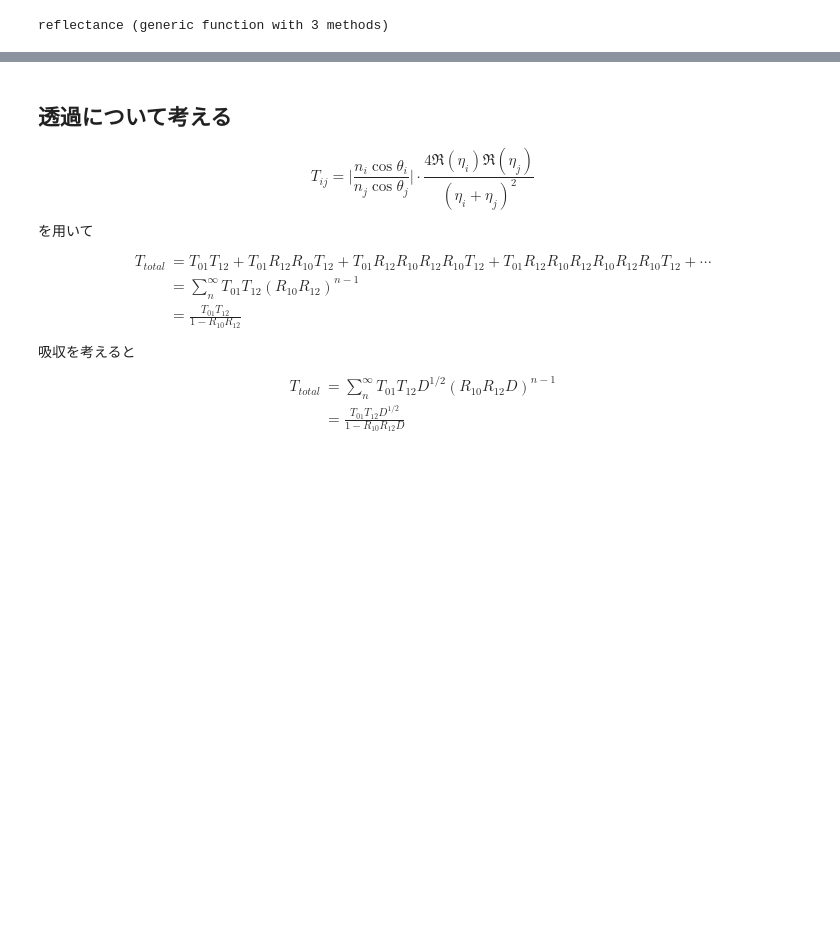
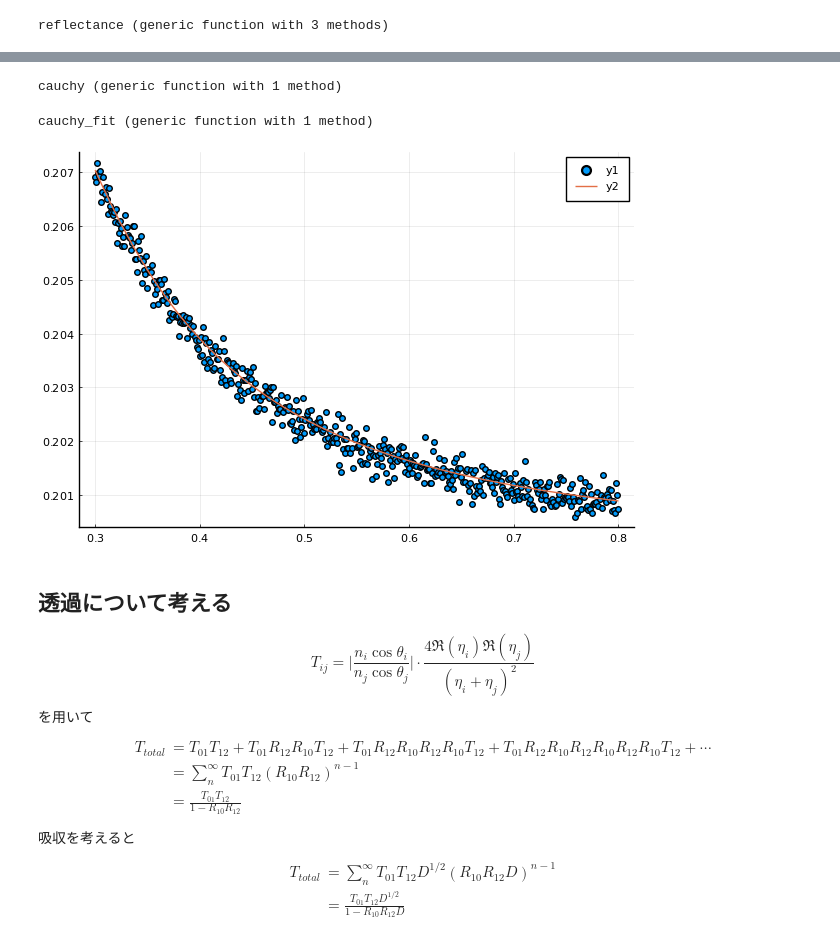
Before and after one commit to HitoshiWako/CauchyModelFit, a Jupyter notebook: CauchyModelFit.ipynb, the cells around one changed output, grey strips where cells are left out. Cells and saved outputs as stored; diff of their text form; code cells hidden in the pictures; blank space fills up the shorter version.

Commit message:
Cauchy Fit

```diff
--- a/CauchyModelFit.ipynb
+++ b/CauchyModelFit.ipynb
@@ -136,22 +143,22 @@ reflectance (generic function with 3 methods)
 # %%
-function reflectance(wl,n0,n1,n2; theta=0,t=1)
+function reflectance(wl,n0,n1,n2; angle=0,thickness=100)
     # snellの法則
-    phi1 = asin(sin(theta)*n0/n1)
-    phi2 = asin(sin(theta)*n0/n2)
+    phi1 = asin(sin(angle)*n0/n1)
+    phi2 = asin(sin(angle)*n0/n2)
     # s偏光
-    eta0s = -n0*cos(theta)
+    eta0s = -n0*cos(angle)
     eta1s = -n1*cos(phi1)
     eta2s = -n2*cos(phi2)
     r01s = (abs((eta0s-eta1s)/(eta0s+eta1s)))^2
     r12s = (abs((eta1s-eta2s)/(eta1s+eta2s)))^2
     # p偏光
-    eta0p = n0/cos(theta)
+    eta0p = n0/cos(angle)
     eta1p = n1/cos(phi1)
     eta2p = n2/cos(phi2)
     r01p = (abs((eta0p-eta1p)/(eta0p+eta1p)))^2
     r12p = (abs((eta1p-eta2p)/(eta1p+eta2p)))^2
     # 減衰量
-    d = abs(exp(-8pi*t*imag(n1)/(wl*cos(phi1))))
+    d = abs(exp(8π*thickness*imag(n1)/(wl*cos(phi1))))
     # 反射
     rs = (r01s+r12s*d-2*r01s*r12s*d)/(1-r01s*r12s*d)
     rp = (r01p+r12p*d-2*r01p*r12p*d)/(1-r01p*r12p*d)
@@ -162,3 +193,40 @@ reflectance (generic function with 3 methods)
+# %%
+function cauchy(lam; a=1.0, b=0, c=0, k=0, expo=1.5)
+    return complex(a + b/lam^2 + c/lam^4, -k*exp(expo/lam))
+end
+# %% [output]
+cauchy (generic function with 1 method)
+# %%
+function cauchy_fit(wl,ref,ref_b,angle,thickness; ϵ=1e-7,iters=100)
+    d=(ref-ref_b)./((ref.*ref_b-2*ref_b.+1).*ref_b)
+    f(x,a)=x[2]-reflectance(cauchy(x[1],a=a[1],b=a[2],c=a[3]),angle=angle)
+    a1, _, _= nonlinear_fit([wl ref_b],f,a0,ϵ,iters)
+    k = real(-wl.*log.(d)./(8π*thickness).*cos.(sin(angle)./cauchy.(wl,a=a1[1],b=a1[2],c=a1[3])))
+    final = findfirst(k .<=0)
+    k0,expo = exp_fit(1 ./wl[begin:final-1],k[begin:final-1])
+    return [a1[1],a1[2],a1[3],k0,expo]
+end
+# %% [output]
+cauchy_fit (generic function with 1 method)
+# %%
+wl = 0.3:0.001:0.8
+angle = 5π/180
+thickness = 100
+a0=[1.5, 0.001, 1e-5]
+ϵ = 1e-7
+iters = 100
+
+n1 = cauchy.(wl, a=2, b=0.00234, c=1e-4, k=5e-8, expo=1.2)
+
+ref_b = reflectance.(n1, angle=angle).*(randn(size(wl))*0.001 .+1)
+ref = reflectance.(wl, n1, angle=angle, thickness=thickness).*(randn(size(wl))*0.001 .+1)
+
+param = cauchy_fit(wl,ref,ref_b,angle,thickness,iters=1000)
+plot(wl, ref, st=:scatter)
+plot!(wl,reflectance.(wl,cauchy.(wl, a=param[1],b=param[2],c=param[3],k=param[4],expo=param[5]),
+                      angle=angle,thickness=thickness))
+# %% [output]
+[figure, added]
 # %% [markdown]
 ## 透過について考える
 $$
```
Also changed, not shown: parts of 17 cells of this notebook.
